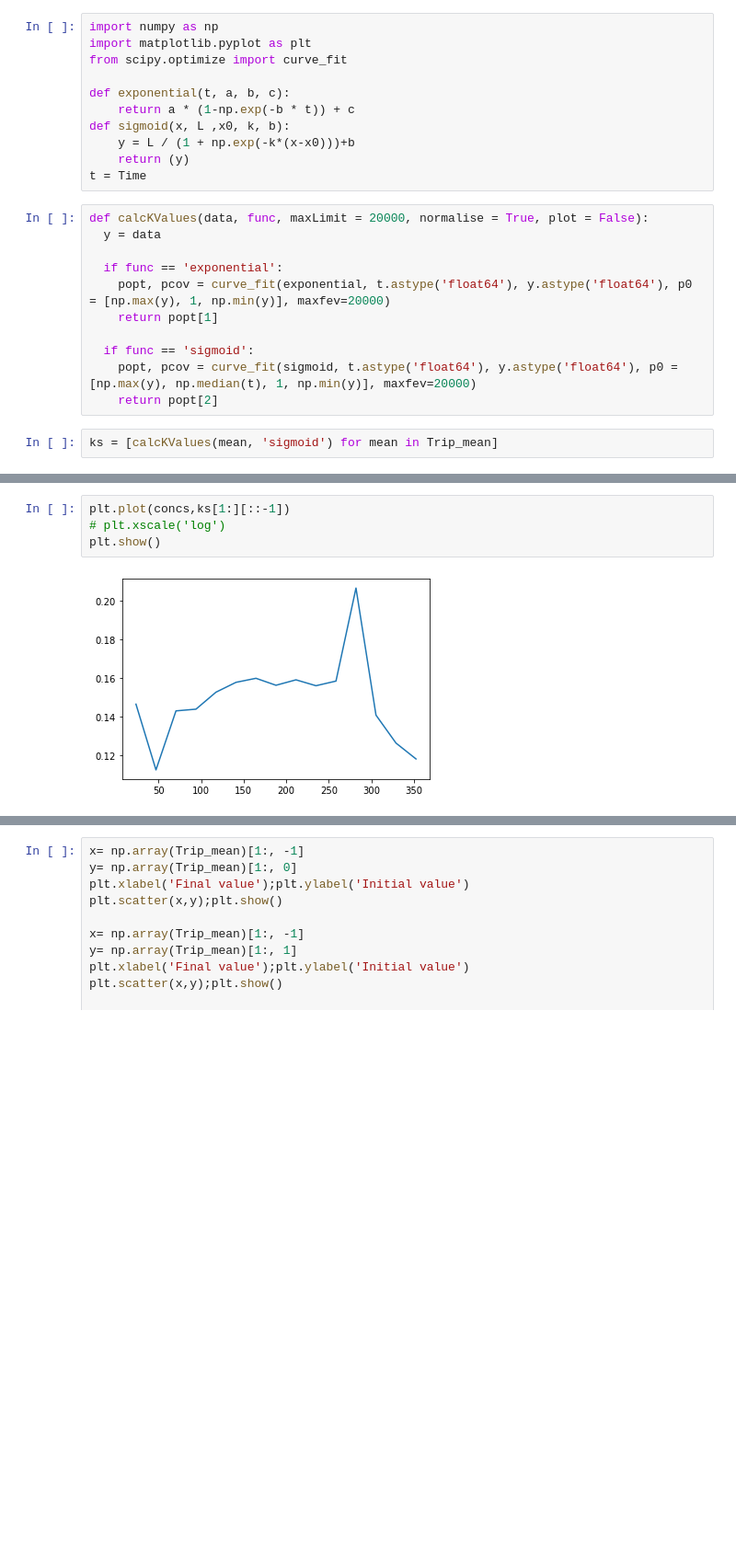
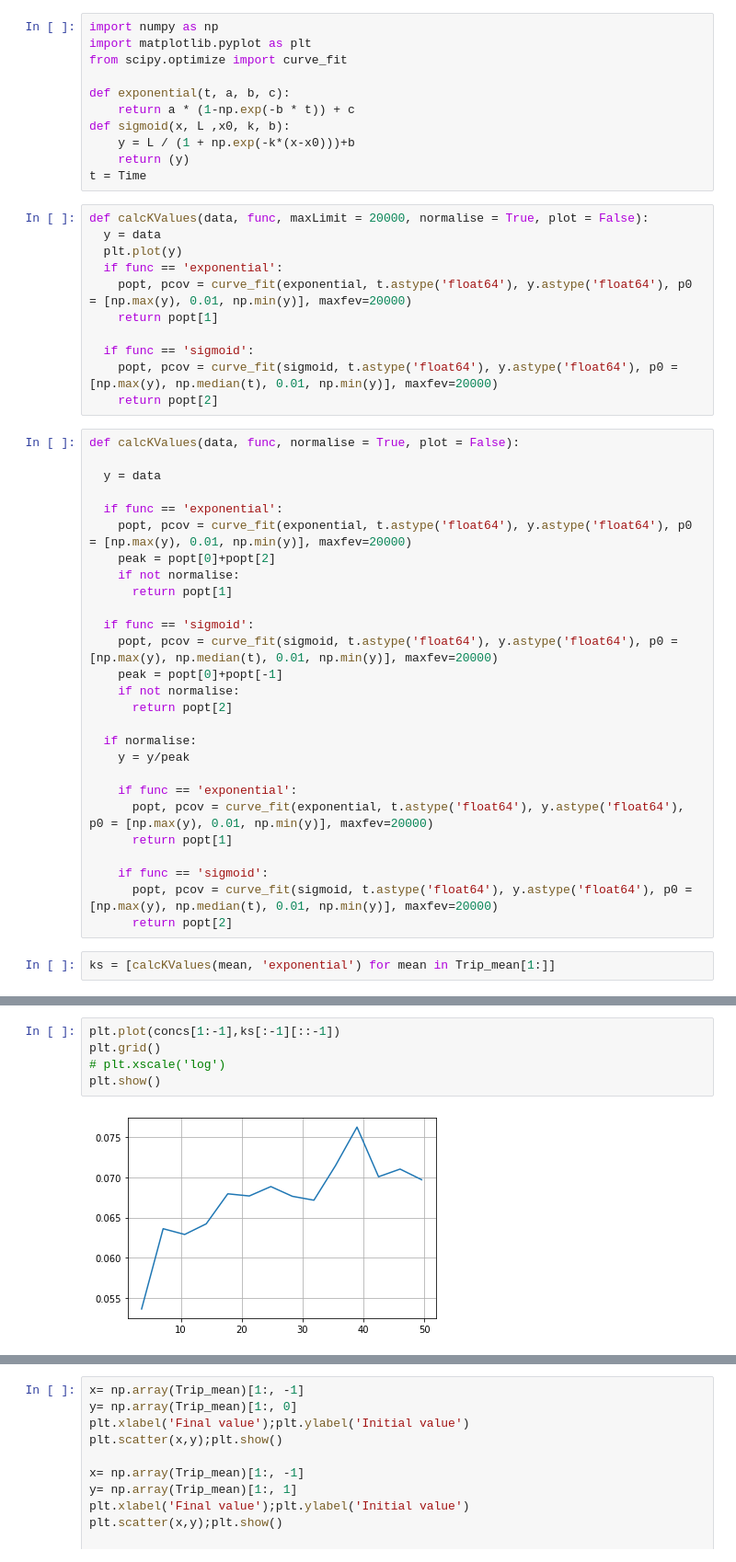
Before and after one commit to brendanhuo/IIB_project, a Jupyter notebook: LoD_analysis.ipynb, the cells around one changed output, grey strips where cells are left out. Shown at 92% size. Saved outputs shown, nothing was run; the diff lists cells and outputs as text; blank space fills up the shorter version.

```diff
--- a/LoD_analysis.ipynb
+++ b/LoD_analysis.ipynb
@@ -433,16 +433,43 @@ t = Time
 # %%
 def calcKValues(data, func, maxLimit = 20000, normalise = True, plot = False):
   y = data
-
+  plt.plot(y)
   if func == 'exponential':
-    popt, pcov = curve_fit(exponential, t.astype('float64'), y.astype('float64'), p0 = [np.max(y), 1, np.min(y)], maxfev=20000)
+    popt, pcov = curve_fit(exponential, t.astype('float64'), y.astype('float64'), p0 = [np.max(y), 0.01, np.min(y)], maxfev=20000)
     return popt[1]
 
   if func == 'sigmoid':
-    popt, pcov = curve_fit(sigmoid, t.astype('float64'), y.astype('float64'), p0 = [np.max(y), np.median(t), 1, np.min(y)], maxfev=20000)
+    popt, pcov = curve_fit(sigmoid, t.astype('float64'), y.astype('float64'), p0 = [np.max(y), np.median(t), 0.01, np.min(y)], maxfev=20000)
     return popt[2]
+# %%
+def calcKValues(data, func, normalise = True, plot = False):
+
+  y = data
+
+  if func == 'exponential':
+    popt, pcov = curve_fit(exponential, t.astype('float64'), y.astype('float64'), p0 = [np.max(y), 0.01, np.min(y)], maxfev=20000)
+    peak = popt[0]+popt[2]
+    if not normalise:
+      return popt[1]
+
+  if func == 'sigmoid':
+    popt, pcov = curve_fit(sigmoid, t.astype('float64'), y.astype('float64'), p0 = [np.max(y), np.median(t), 0.01, np.min(y)], maxfev=20000)
+    peak = popt[0]+popt[-1]
+    if not normalise:
+      return popt[2]
+
+  if normalise:
+    y = y/peak
+
+    if func == 'exponential':
+      popt, pcov = curve_fit(exponential, t.astype('float64'), y.astype('float64'), p0 = [np.max(y), 0.01, np.min(y)], maxfev=20000)
+      return popt[1]
+
+    if func == 'sigmoid':
+      popt, pcov = curve_fit(sigmoid, t.astype('float64'), y.astype('float64'), p0 = [np.max(y), np.median(t), 0.01, np.min(y)], maxfev=20000)
+      return popt[2]
 # %%
-ks = [calcKValues(mean, 'sigmoid') for mean in Trip_mean]
+ks = [calcKValues(mean, 'exponential') for mean in Trip_mean[1:]]
 # %%
 ks
 # %% [output]
@@ -465,6 +491,7 @@ ks
 # %%
-plt.plot(concs,ks[1:][::-1])
+plt.plot(concs[1:-1],ks[:-1][::-1])
+plt.grid()
 # plt.xscale('log')
 plt.show()
 # %% [output]
-[figure, old version]
+[figure, new version]
```
Also changed, not shown: parts of 4 cells of this notebook, 8 other files.
